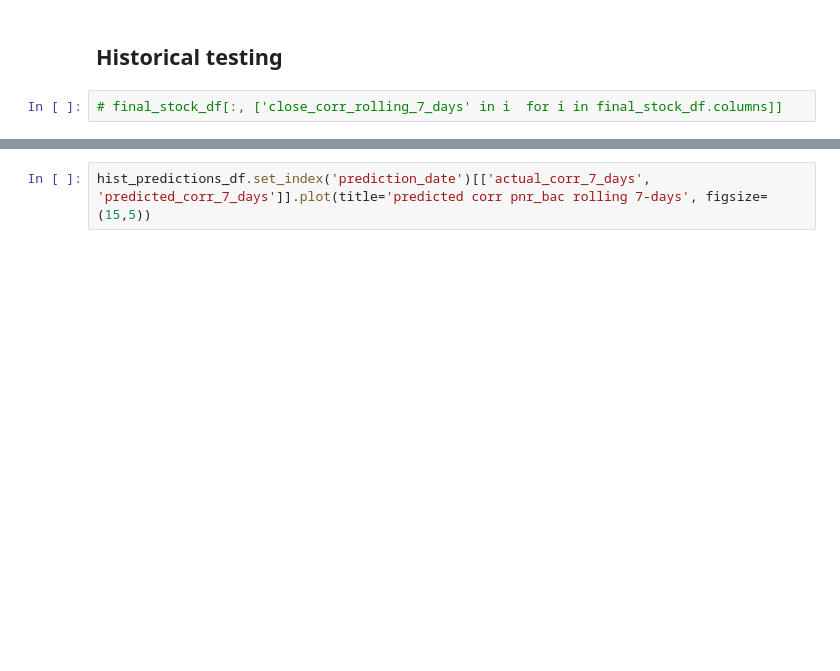
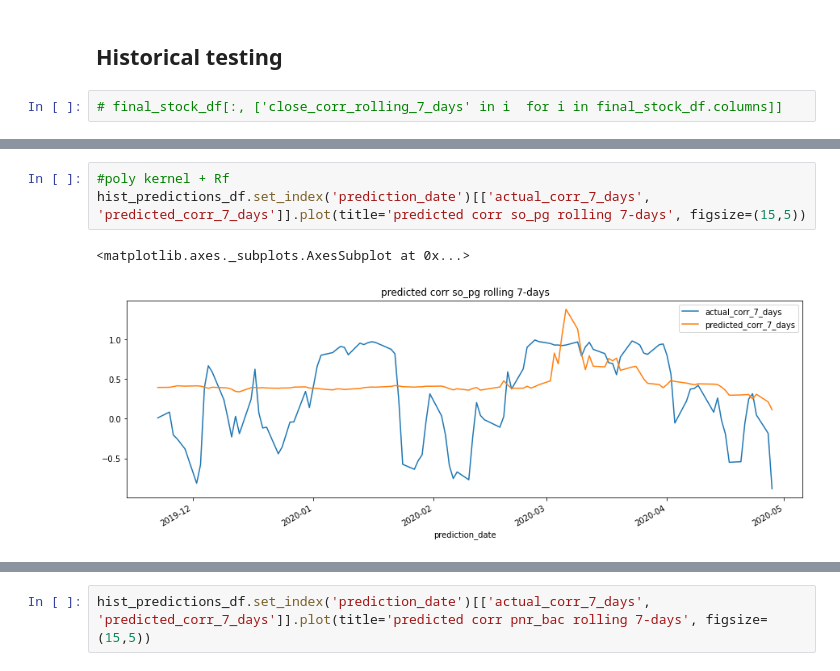
Before and after one commit to jonhilgart22/daily_trading, a Jupyter notebook: notebooks/train_model.ipynb, the cells around one changed output, grey strips where cells are left out. Cells and saved outputs as stored; diff of their text form; blank space fills up the shorter version.

```diff
--- a/notebooks/train_model.ipynb
+++ b/notebooks/train_model.ipynb
@@ -924,0 +877,6 @@ hist_predictions_df.set_index('prediction_date')[['actual_corr_7_days', 'predict
+# %%
+#poly kernel + Rf
+hist_predictions_df.set_index('prediction_date')[['actual_corr_7_days', 'predicted_corr_7_days']].plot(title='predicted corr so_pg rolling 7-days', figsize=(15,5))
+# %% [output]
+<matplotlib.axes._subplots.AxesSubplot at 0x...>
+[figure, added]
```
Also changed, not shown: parts of 39 cells of this notebook, 2 other files.
